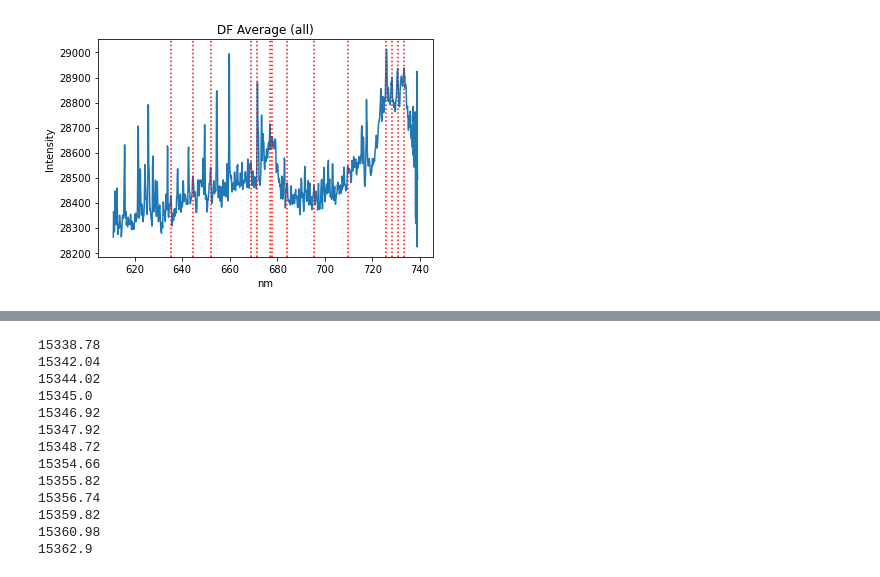
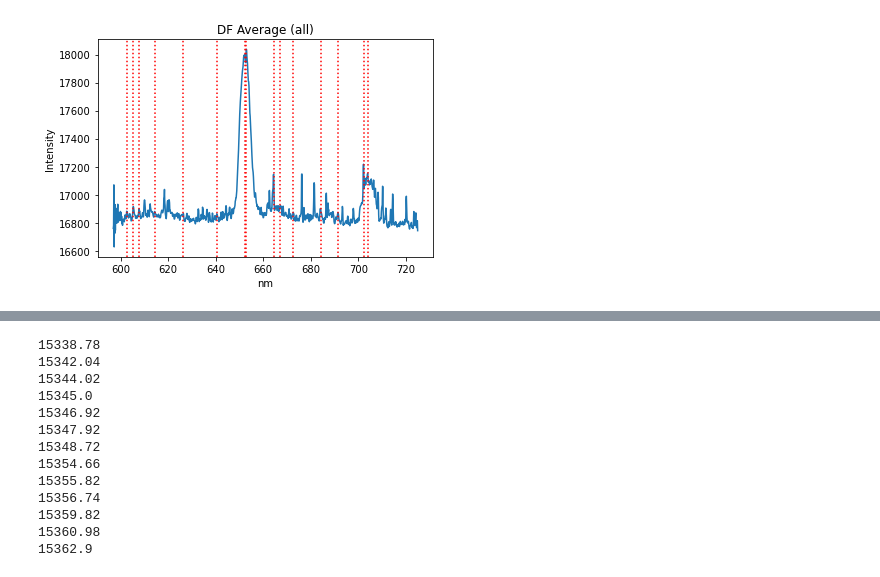
Before and after one commit to c-nielson/Heaven-Lab-Program-Repo, a Jupyter notebook: 2D Grapher.ipynb, the cells around one changed output, grey strips where cells are left out. Drawn from its saved outputs; the diff is of its cells as text; code cells hidden in the pictures.

Commit message:
Fixed plotting errors
Slice was plotting DF peaks with opposite wavelength order. Fixed.

```diff
--- a/2D Grapher.ipynb
+++ b/2D Grapher.ipynb
@@ -67,31 +69,31 @@ Text(0, 0.5, 'Intensity')
 # %%
 desired_DF_prominence = 40
 desired_DF_width = 5
 # Change the above lines to determine peak selection sensitivity for DF slices
 
 desired_LIF_prominence = 1000
 desired_LIF_width = 10
 # Change the above lines to determine peak selection sensitivity for LIF slices
 
 DF_slice_min = None
 DF_slice_max = None
 # Change the above lines to limit area of selection for DF slices; None will take average over all points
 
 df = _2D_Utils.DF_slice(data_medfilt, LIF_pts, DF_slice_min, DF_slice_max)
 
-df_peaks, _ = _2D_Utils.get_peaks(df, desired_DF_prominence, desired_DF_width)
+df_peaks, _ = _2D_Utils.get_peaks(np.flip(df), desired_DF_prominence, desired_DF_width)
 
-plt.plot(DF_pts, df)
+plt.plot(DF_pts, np.flip(df))
 for peak in df_peaks:
     plt.axvline(x=DF_pts[peak], color='r', linestyle=':')
 
 plt.title("DF Average (all)")
 plt.xlabel("nm")
 plt.ylabel("Intensity")
 
 slices = _2D_Utils.auto_slice(data_medfilt, DF_pts, LIF_pts, DF_min=DF_slice_min, DF_max=DF_slice_max, DF_prominence=desired_DF_prominence, LIF_prominence=desired_LIF_prominence, DF_width=desired_DF_width, LIF_width=desired_LIF_width)
 # %% [output]
-[figure, old version]
+[figure, new version]
 # %%
 print(f'Number of slices available: {len(slices)}')
 # %% [output]
```
Also changed, not shown: parts of 6 cells of this notebook.
